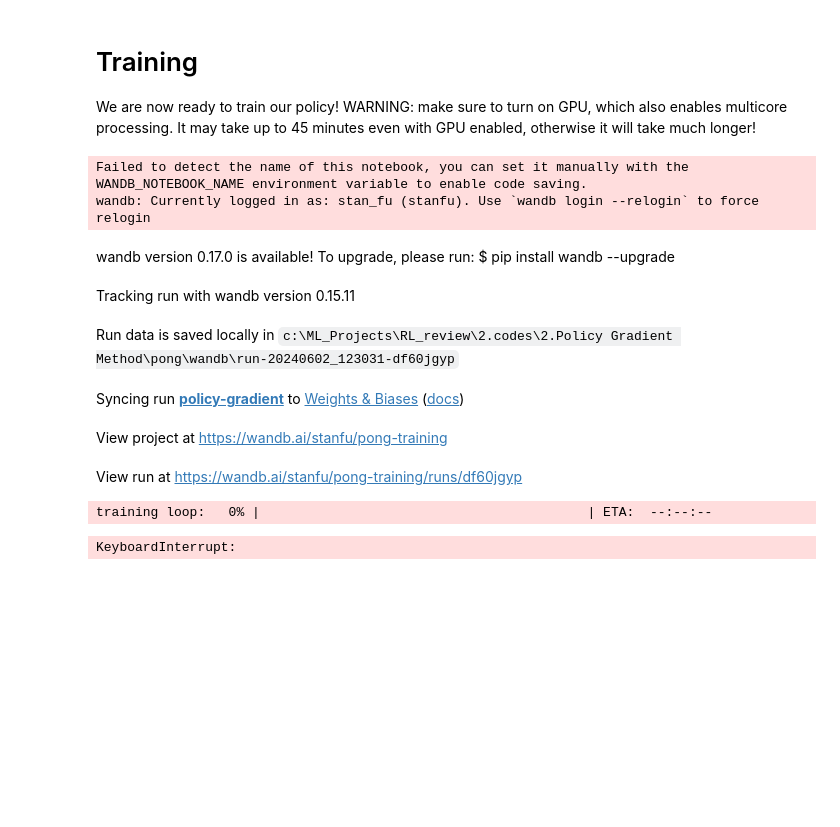
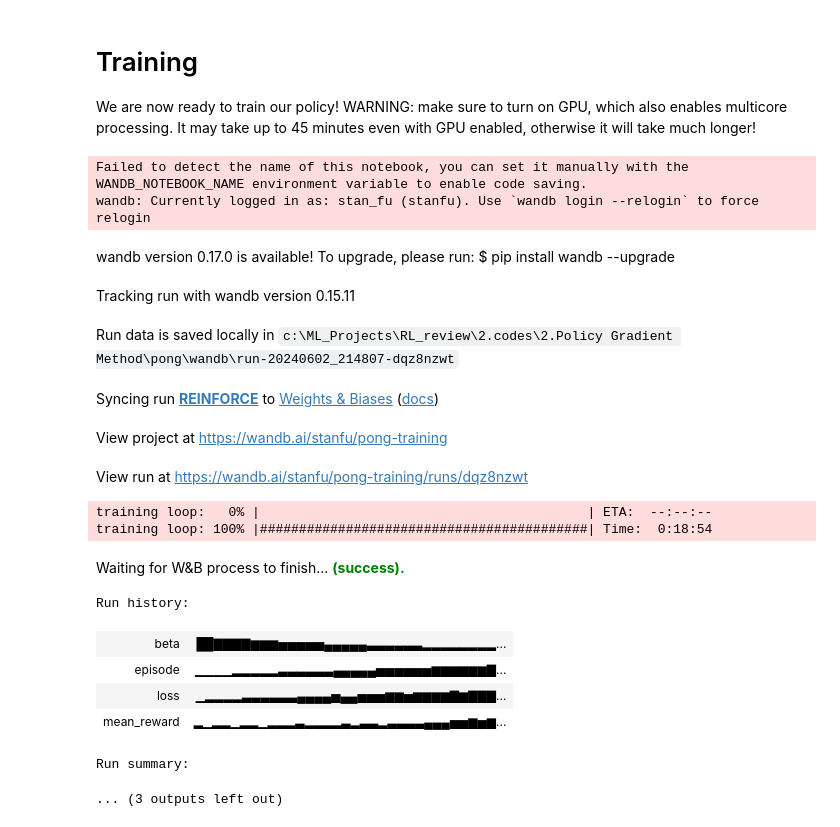
Before and after one commit to Xiangyu-Fu/RL_review, a Jupyter notebook: 2.codes/2.Policy Gradient Method/pong/pong-REINFORCE.ipynb, the cells around one changed output. Drawn from its saved outputs; the diff is of its cells as text; code cells hidden in the pictures; blank space fills up the shorter version.

```diff
--- a/2.codes/2.Policy Gradient Method/pong/pong-REINFORCE.ipynb
+++ b/2.codes/2.Policy Gradient Method/pong/pong-REINFORCE.ipynb
@@ -241,10 +249,10 @@ import progressbar as pb
 from tqdm import tqdm
 
 # Initialize wandb
-wandb.init(project="pong-training", name="policy-gradient")
+wandb.init(project="pong-training", name="REINFORCE")
 
 # Configuration
-episode = 200  # You can increase to 800
+episode = 300  # You can increase to 800
 discount_rate = 0.99
 beta = 0.01
 tmax = 320
@@ -274,39 +282,46 @@ with tqdm(total=episode, desc="training loop") as pbar:
             L = -surrogate(policy, old_probs, states, actions, rewards, beta=beta)  # here return the negative value as the minimize target
             optimizer.zero_grad()
             L.backward()
             optimizer.step()
-            del L
 
         # Reduce beta for exploration in later runs
         beta *= .995
 
         # Get the average reward of the parallel environments
         mean_reward = np.mean(total_rewards)
         mean_rewards.append(mean_reward)
 
         # Log metrics to wandb
-        wandb.log({"episode": e + 1, "mean_reward": mean_reward, "beta": beta})
+        wandb.log({"episode": e + 1, "mean_reward": mean_reward, "beta": beta, "loss": L})
 
 
         # Update progress bar
         pbar.update(1)
 
 
 timer.finish()
 
 # Finish wandb run
 wandb.finish()
 # %% [output]
 Failed to detect the name of this notebook, you can set it manually with the WANDB_NOTEBOOK_NAME environment variable to enable code saving.
 wandb: Currently logged in as: stan_fu (stanfu). Use `wandb login --relogin` to force relogin
 wandb version 0.17.0 is available! To upgrade, please run: $ pip install wandb --upgrade
 Tracking run with wandb version 0.15.11
-Run data is saved locally in c:\ML_Projects\RL_review\2.codes\2.Policy Gradient Method\pong\wandb\run-20240602_123031-df60jgyp
+Run data is saved locally in c:\ML_Projects\RL_review\2.codes\2.Policy Gradient Method\pong\wandb\run-20240602_214807-dqz8nzwt
-Syncing run policy-gradient to Weights & Biases (docs)
+Syncing run REINFORCE to Weights & Biases (docs)
 View project at https://wandb.ai/stanfu/pong-training
-View run at https://wandb.ai/stanfu/pong-training/runs/df60jgyp
+View run at https://wandb.ai/stanfu/pong-training/runs/dqz8nzwt
 training loop:   0% |                                          | ETA:  --:--:--
+training loop: 100% |##########################################| Time:  0:18:54
+Waiting for W&B process to finish... (success).
-KeyboardInterrupt:
+Run history:
+| beta | ██▇▇▇▇▆▆▆▅▅▅▅▅▄▄▄▄▄▃▃▃▃▃▃▂▂▂▂▂▂▂▂... |
+| episode | ▁▁▁▁▂▂▂▂▂▃▃▃▃▃▃▄▄▄▄▄▅▅▅▅▅▅▆▆▆▆▆▆▇... |
+| loss | ▁▂▂▂▂▃▃▃▃▃▃▄▄▄▄▅▄▄▅▅▅▆▆▅▆▆▆▆▇▆▇▇▇... |
+| mean_reward | ▂▁▂▂▁▂▂▁▂▂▂▃▂▂▂▂▃▂▃▃▂▃▃▃▃▄▄▄▅▅▆▅▆... |
+Run summary:
+... (3 outputs left out)
 # %%
 # play game after training!
 pong_utils.play(env, policy, time=200)
```
Also changed, not shown: parts of 7 cells of this notebook, 2 other files.
